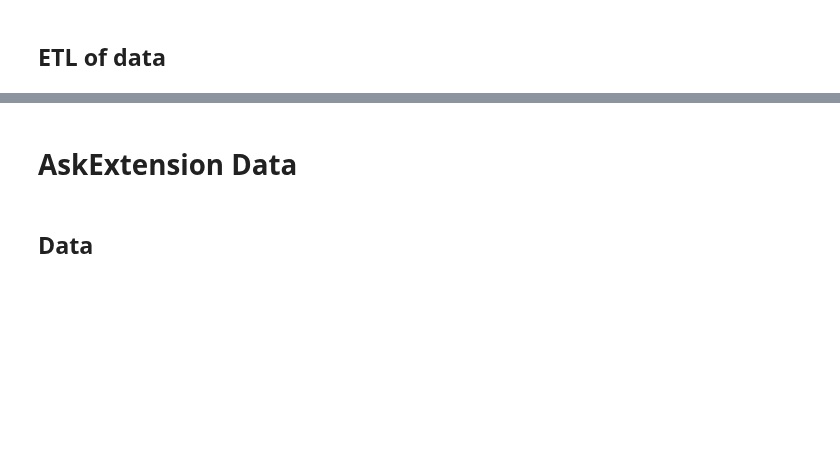
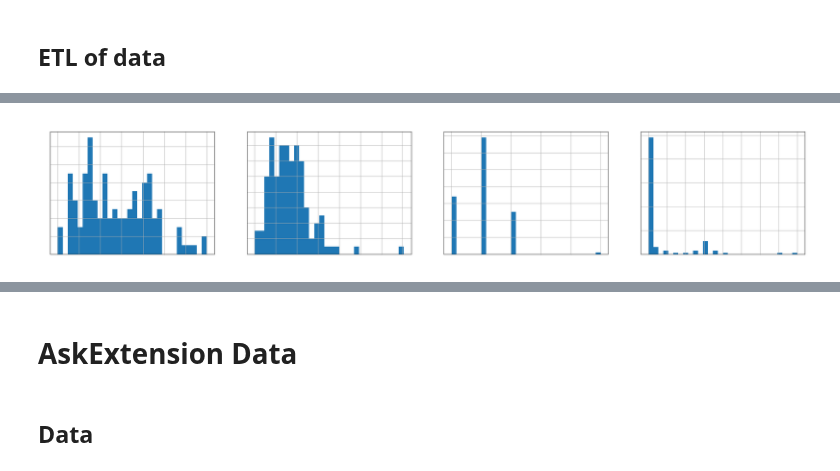
Before and after one commit to biddy1618/askchatbot, a Jupyter notebook: actions/es/scripts/es_etl.ipynb, the cells around one changed output, grey strips where cells are left out. Drawn from its saved outputs; the diff is of its cells as text; code cells hidden in the pictures; blank space fills up the shorter version.

Commit message:
Minor - added additional scraped data for ES

```diff
--- a/actions/es/scripts/es_etl.ipynb
+++ b/actions/es/scripts/es_etl.ipynb
@@ -28,7 +28,7 @@ plt.rcParams['ytick.color'      ] = COLOR
  'veggieItems_new.json',
  'weedItems.json']
 '''
-_PATH = '../data/uc-ipm/updated/'
+_PATH = '../data/uc-ipm/updated-Dec2021/'
 DATA_FILE_NAMES = sorted(os.listdir(_PATH))
 # %% [markdown]
 ## Pests - IPM data
@@ -1673,0 +1677,9 @@ FINISHED
+# %%
+'''
+['FruitVegCulturalItems.json',
+ 'GardenControlsPestItems.json',
+ 'GardenControlsPesticideItems.json',
+ 'WeedIdItems.json']
+'''
+_PATH = '../data/uc-ipm/updated-Apr2022/'
+DATA_FILE_NAMES = sorted(os.listdir(_PATH))
@@ -1673,0 +1688,4 @@ FINISHED
+# %%
+FILE_NAME = 'FruitVegCulturalItems.json'
+df = pd.read_json(_PATH + FILE_NAME)
+df.info()
@@ -1673,0 +1722,9 @@ FINISHED
+# %%
+text_columns = ['name','description', 'images', 'tips_table']
+fig, axes = plt.subplots(1, 4, figsize = (30, 5))
+for i, col in enumerate(text_columns):
+    df[col].apply(len).hist(figure = fig, bins = 30, ax = axes[i])
+    axes[i].set_title(col, fontdict = {'fontsize': 20})
+plt.show()
+# %% [output]
+[figure, added]
```
Also changed, not shown: parts of 50 cells of this notebook, 2 other files.
